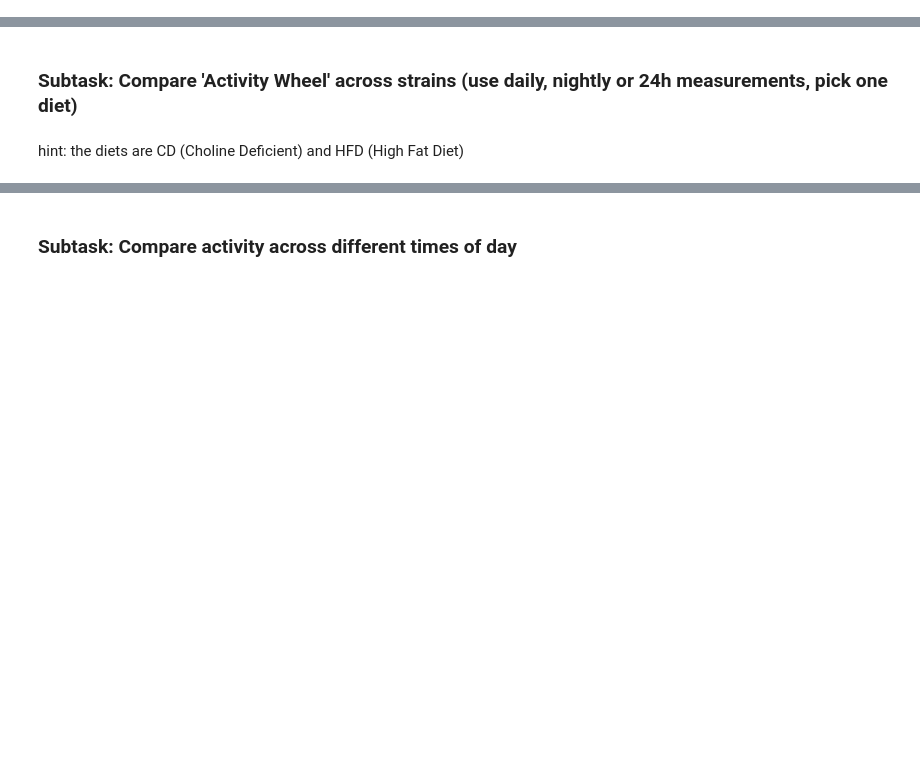
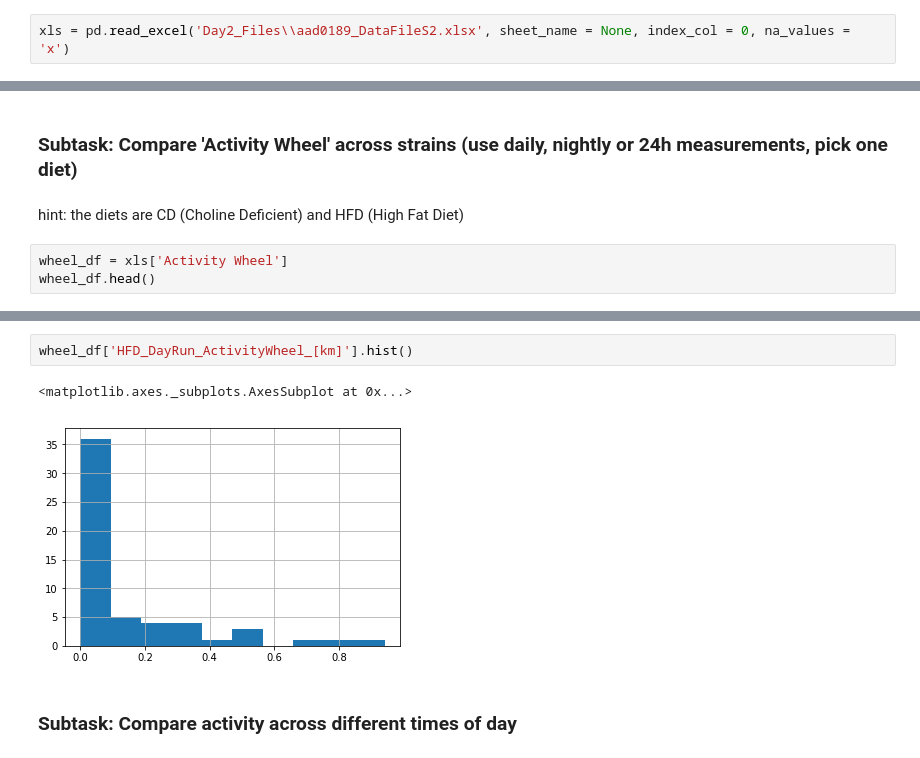
Before and after one commit to Osrip/Integrated_Bioinformatics, a Jupyter notebook: IntegratedBioinformatics/notebooks/Day2_Exploratory_Analysis.ipynb, the cells around one changed output, grey strips where cells are left out. Cells and saved outputs as stored; diff of their text form; blank space fills up the shorter version.

```diff
--- a/IntegratedBioinformatics/notebooks/Day2_Exploratory_Analysis.ipynb
+++ b/IntegratedBioinformatics/notebooks/Day2_Exploratory_Analysis.ipynb
@@ -198,3 +200,5 @@ dict(zip(unique, counts))
 # Phenotype
 The BXD mouse phenotype data has been accumulated over the past 50 years and with various measurements being available for different mice and different tissue types. The data provided by the paper supplement is structured as a multi-sheet Excel spreadsheet - you can open it in the corresponding software to get a first impression about the structure of the file.
 ## Task: Load phenotype file into a pandas dataframe using the correct read function (keep all sheets)
+# %%
+xls = pd.read_excel('Day2_Files\\aad0189_DataFileS2.xlsx', sheet_name = None, index_col = 0, na_values = 'x')
@@ -218,3 +303,6 @@ Examples:
 ### Subtask: Compare 'Activity Wheel' across strains (use daily, nightly or 24h measurements, pick one diet)
 # %% [markdown]
 hint: the diets are CD (Choline Deficient) and HFD (High Fat Diet)
+# %%
+wheel_df = xls['Activity Wheel']
+wheel_df.head()
@@ -221,3 +317,8 @@ hint: the diets are CD (Choline Deficient) and HFD (High Fat Diet)
+# %%
+wheel_df['HFD_DayRun_ActivityWheel_[km]'].hist()
+# %% [output]
+<matplotlib.axes._subplots.AxesSubplot at 0x...>
+[figure, added]
 # %% [markdown]
 ### Subtask: Compare activity across different times of day
 # %% [markdown]
```
Also changed, not shown: parts of 14 cells of this notebook.
